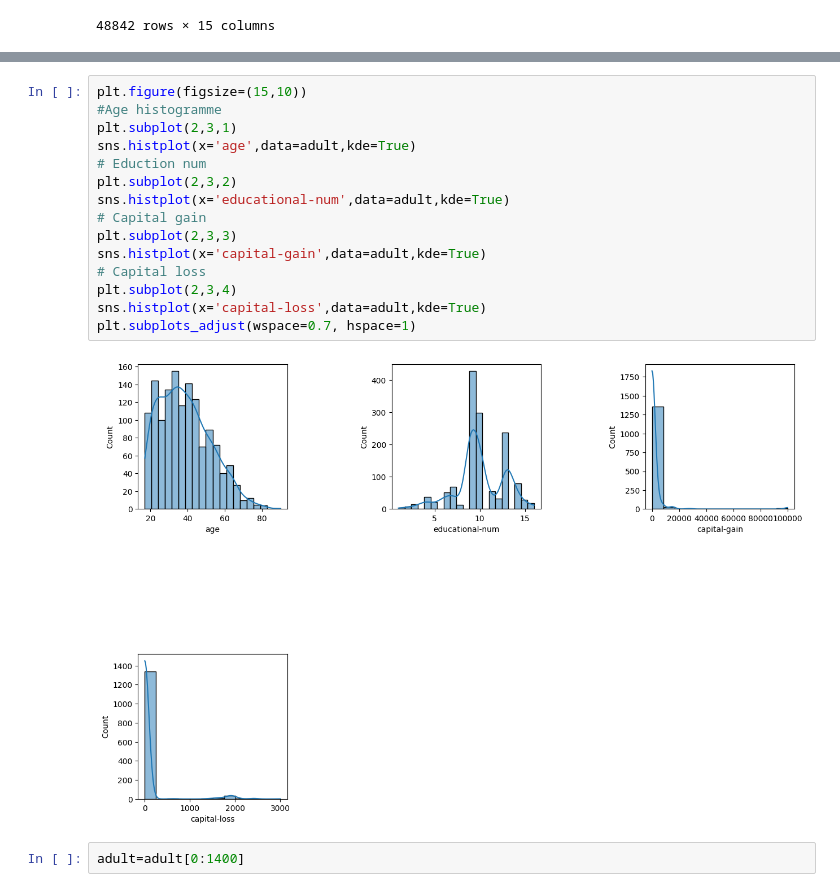
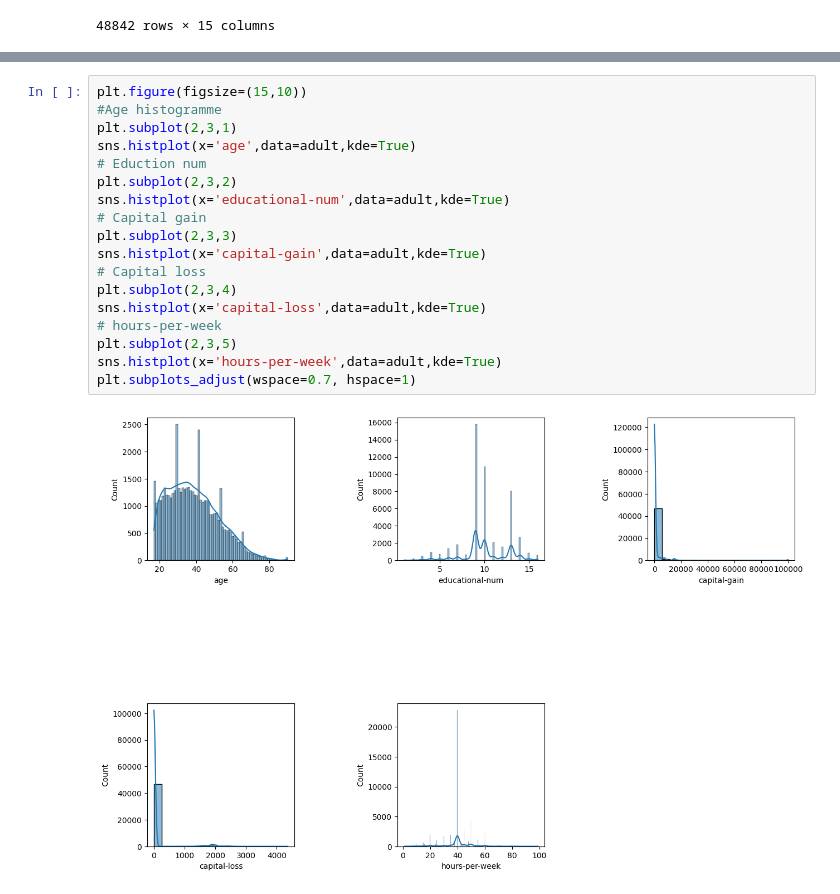
Before and after one commit to mahalmadane/PRODIGY_DS, a Jupyter notebook: PODIDY_DS_02.ipynb, the cells around one changed output, grey strips where cells are left out. Saved outputs shown, nothing was run; the diff lists cells and outputs as text.

```diff
--- a/PODIDY_DS_02.ipynb
+++ b/PODIDY_DS_02.ipynb
@@ -41,19 +41,20 @@ dtype: object
 # %%
 plt.figure(figsize=(15,10))
 #Age histogramme
 plt.subplot(2,3,1)
 sns.histplot(x='age',data=adult,kde=True)
 # Eduction num
 plt.subplot(2,3,2)
 sns.histplot(x='educational-num',data=adult,kde=True)
 # Capital gain
 plt.subplot(2,3,3)
 sns.histplot(x='capital-gain',data=adult,kde=True)
 # Capital loss
 plt.subplot(2,3,4)
 sns.histplot(x='capital-loss',data=adult,kde=True)
+# hours-per-week
+plt.subplot(2,3,5)
+sns.histplot(x='hours-per-week',data=adult,kde=True)
 plt.subplots_adjust(wspace=0.7, hspace=1)
 # %% [output]
-[figure, old version]
+[figure, new version]
-# %%
-adult=adult[0:1400]
```
Also changed, not shown: parts of 14 cells of this notebook.
